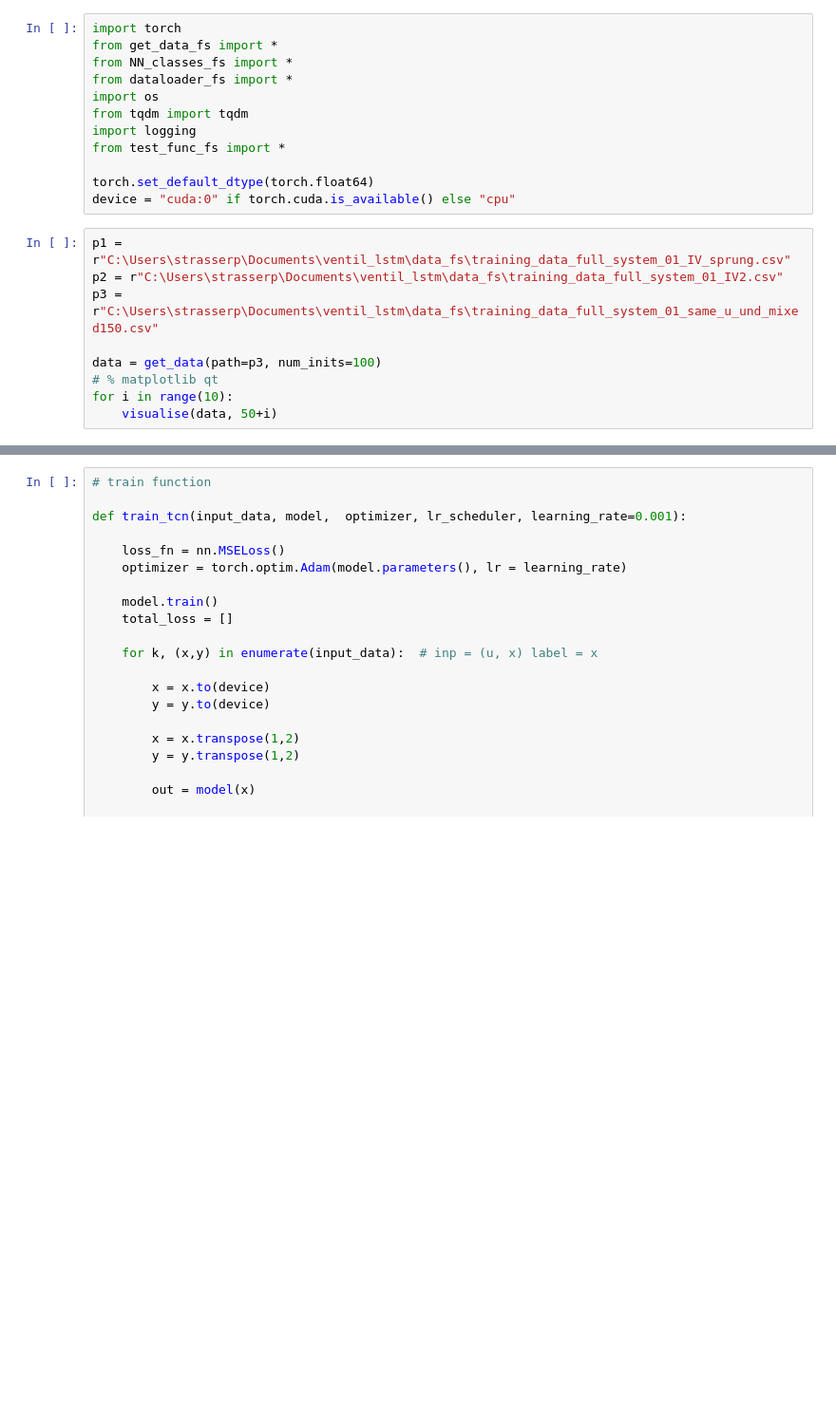
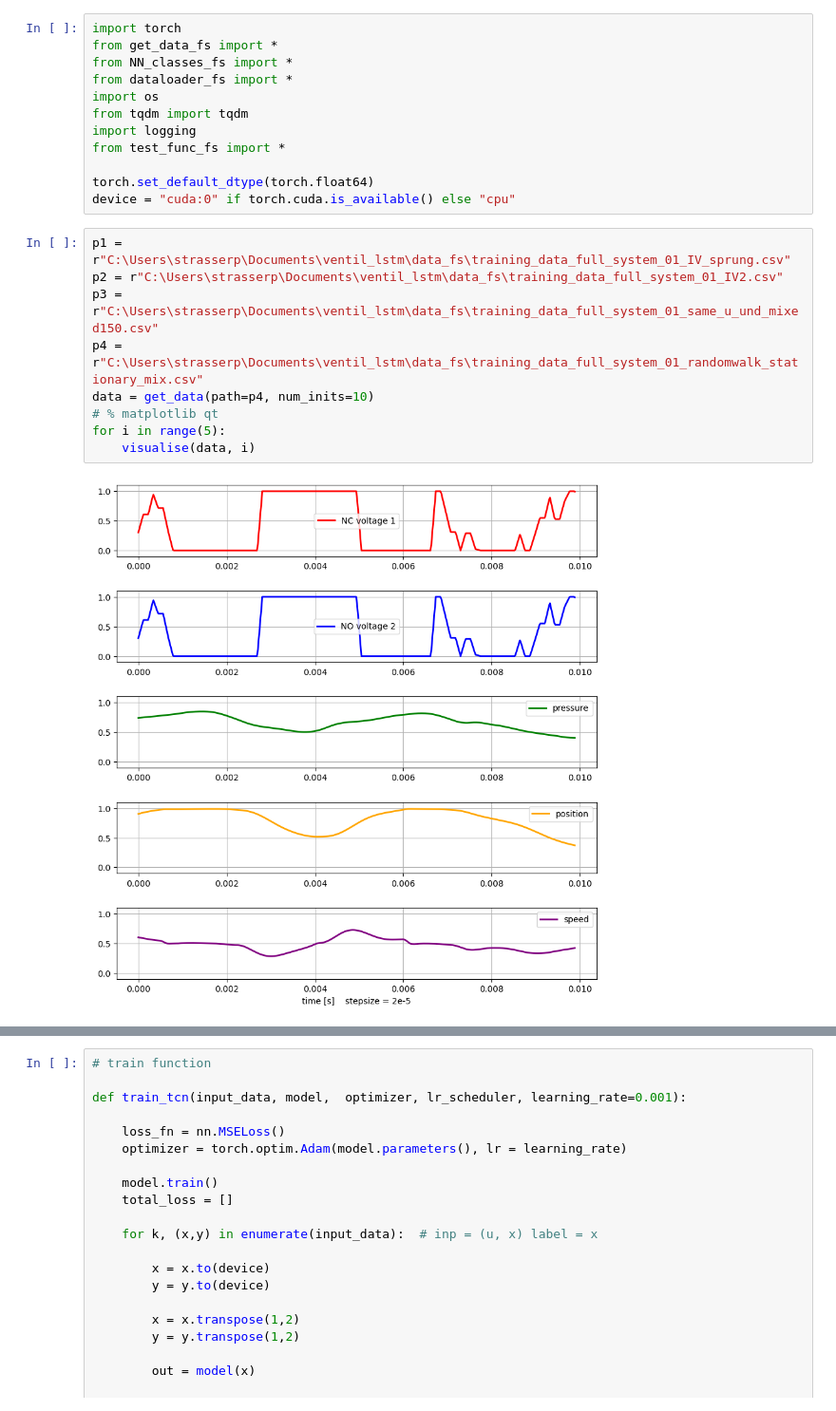
Before and after one commit to Gandalf3141/ventil_lstm, a Jupyter notebook: Full_System/testing_nb.ipynb, the cells around one changed output, grey strips where cells are left out. Shown: that part at 95% size. Cells and saved outputs as stored; diff of their text form; blank space fills up the shorter version.

```diff
--- a/Full_System/testing_nb.ipynb
+++ b/Full_System/testing_nb.ipynb
@@ -13,9 +13,11 @@ device = "cuda:0" if torch.cuda.is_available() else "cpu"
 # %%
 p1 = r"C:\Users\strasserp\Documents\ventil_lstm\data_fs\training_data_full_system_01_IV_sprung.csv"
 p2 = r"C:\Users\strasserp\Documents\ventil_lstm\data_fs\training_data_full_system_01_IV2.csv"
 p3 = r"C:\Users\strasserp\Documents\ventil_lstm\data_fs\training_data_full_system_01_same_u_und_mixed150.csv"
-
-data = get_data(path=p3, num_inits=100)
+p4 = r"C:\Users\strasserp\Documents\ventil_lstm\data_fs\training_data_full_system_01_randomwalk_stationary_mix.csv"
+data = get_data(path=p4, num_inits=10)
 # % matplotlib qt
-for i in range(10):
-    visualise(data, 50+i)
+for i in range(5):
+    visualise(data, i)
+# %% [output]
+[figure, added]
```
Also changed, not shown: parts of 1 cell of this notebook, 3 other files.
